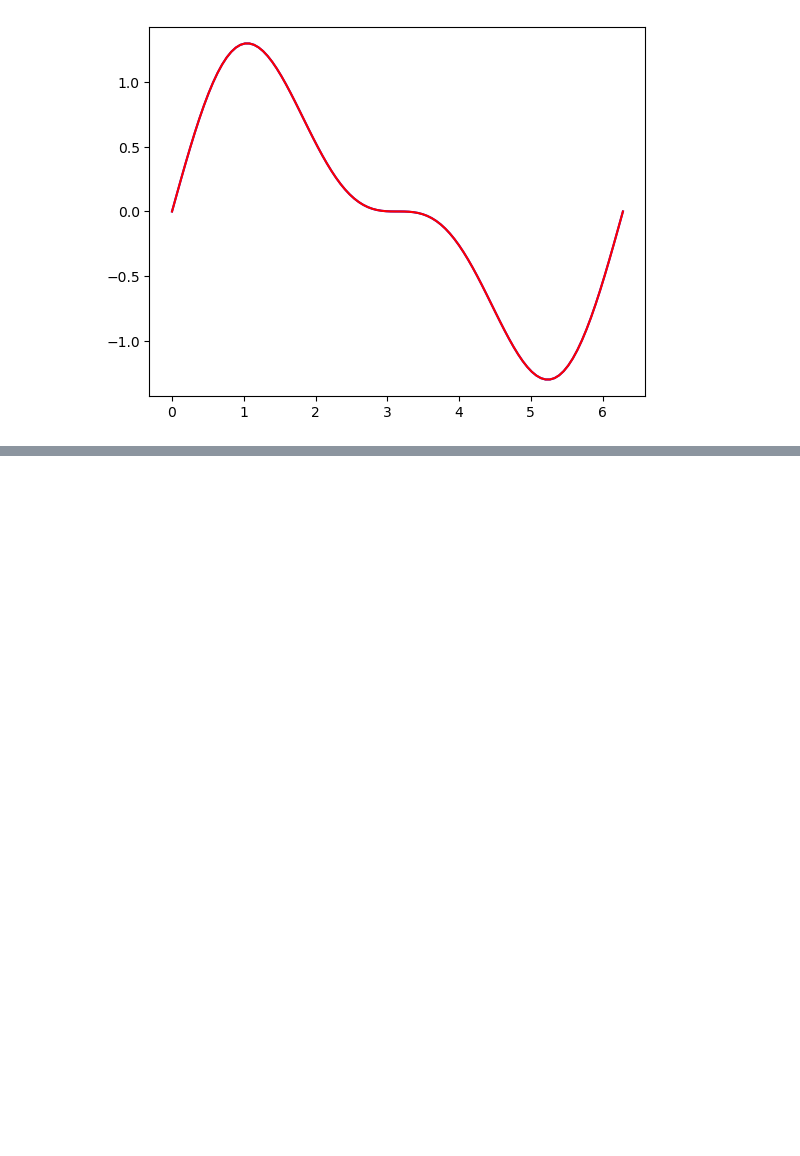
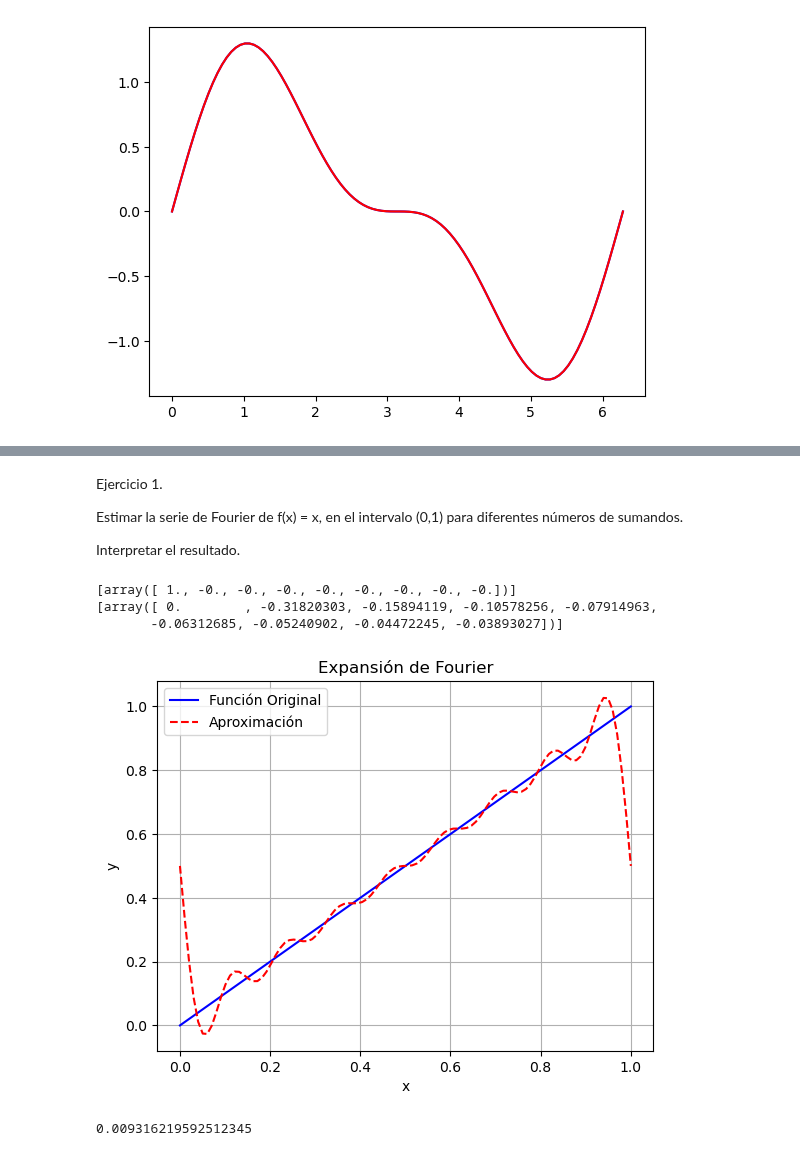
Before and after one commit to inniyah/JupyterTests, a Jupyter notebook: work/Practica6PythonEjercicios.ipynb, the cells around one changed output, grey strips where cells are left out. Saved outputs shown, nothing was run; the diff lists cells and outputs as text; code cells hidden in the pictures; blank space fills up the shorter version.

```diff
--- a/work/Practica6PythonEjercicios.ipynb
+++ b/work/Practica6PythonEjercicios.ipynb
@@ -97,0 +100,63 @@ plt.show()
+# %% [markdown]
+Ejercicio 1.
+
+Estimar la serie de Fourier de f(x) = x, en el intervalo (0,1) para diferentes números de sumandos.
+
+Interpretar el resultado.
+# %%
+import numpy as np
+import matplotlib.pyplot as plt
+
+# Período de la función
+T = 1
+
+# Frecuencia angular fundamental (omega)
+w = 2 * np.pi / T
+
+# Número de términos en la expansión de Fourier
+N = 8
+
+# Definimos un rango de valores para x (100 puntos en el intervalo [0, T])
+x = np.linspace(0, T, 100)
+
+# Función a aproximar (suma de senos con diferentes frecuencias)
+y = x
+
+# Inicializamos los coeficientes de Fourier (a_n y b_n) como arreglos de ceros
+a = np.zeros(N + 1)
+b = np.zeros(N + 1)
+
+# Cálculo de los coeficientes de Fourier usando integración numérica
+for k in range(0, N + 1):
+    # Coeficiente a_n: relacionado con la proyección sobre cosenos
+    a[k] = (2 / T) * np.trapz(y * np.cos(k * w * x), x)
+    # Coeficiente b_n: relacionado con la proyección sobre senos
+    b[k] = (2 / T) * np.trapz(y * np.sin(k * w * x), x)
+
+# Imprimimos los coeficientes de Fourier calculados
+print([ np.round(a, 8) ])
+print([ np.round(b, 8) ])
+
+# Reconstrucción de la función usando la serie de Fourier
+y_aprox = a[0] / 2  # Término constante a_0 / 2
+for k in range(1, N + 1):
+    # Agregamos los términos armónicos a la suma: a_n * cos(nωt) + b_n * sin(nωt)
+    y_aprox += a[k] * np.cos(k * w * x) + b[k] * np.sin(k * w * x)
+
+# Graficamos la función original (en azul) y la aproximación (en rojo)
+plt.plot(x, y, 'b', label='Función Original')       # Función original
+plt.plot(x, y_aprox, 'r', linestyle='--', label='Aproximación')    # Aproximación de Fourier
+plt.legend()
+plt.title('Expansión de Fourier')
+plt.xlabel('x')
+plt.ylabel('y')
+plt.grid()
+plt.show()
+
+print( np.linalg.norm(y - y_aprox) / np.size(x) )
+# %% [output]
+[array([ 1., -0., -0., -0., -0., -0., -0., -0., -0.])]
+[array([ 0.        , -0.31820303, -0.15894119, -0.10578256, -0.07914963,
+       -0.06312685, -0.05240902, -0.04472245, -0.03893027])]
+[figure, added]
+0.009316219592512345
```
Also changed, not shown: parts of 5 cells of this notebook, 1 other file.
